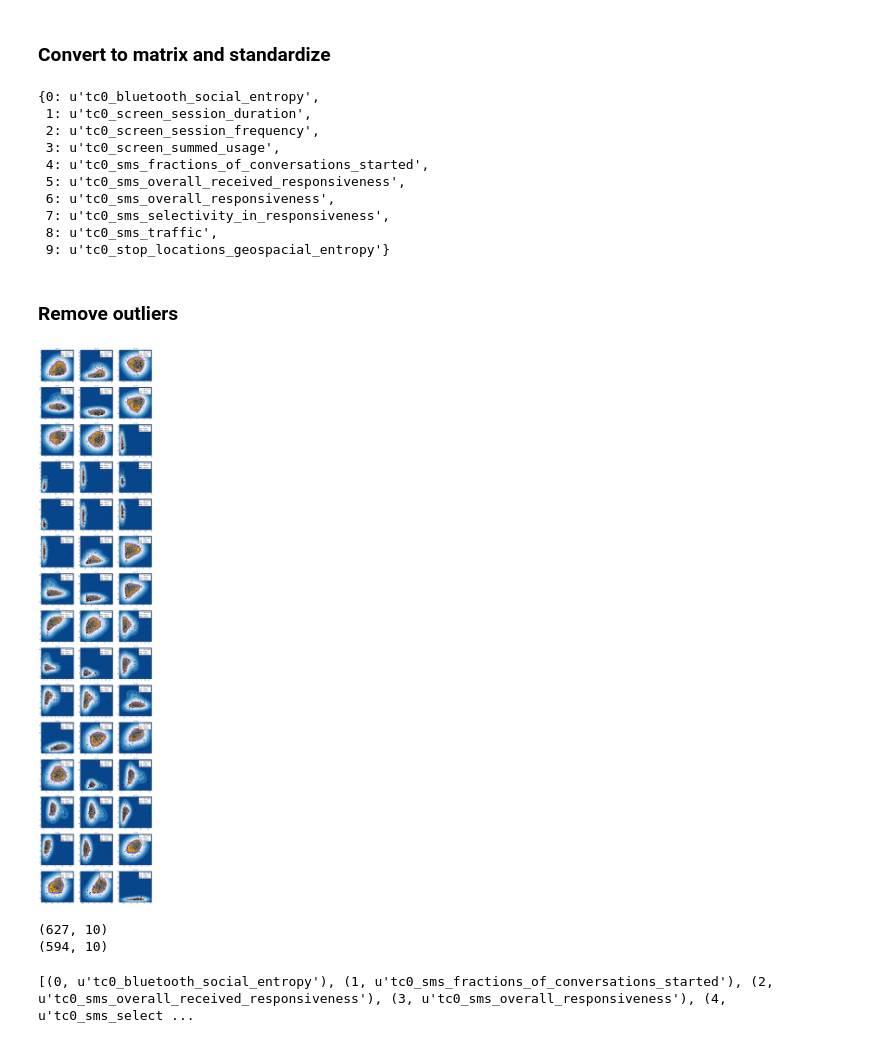
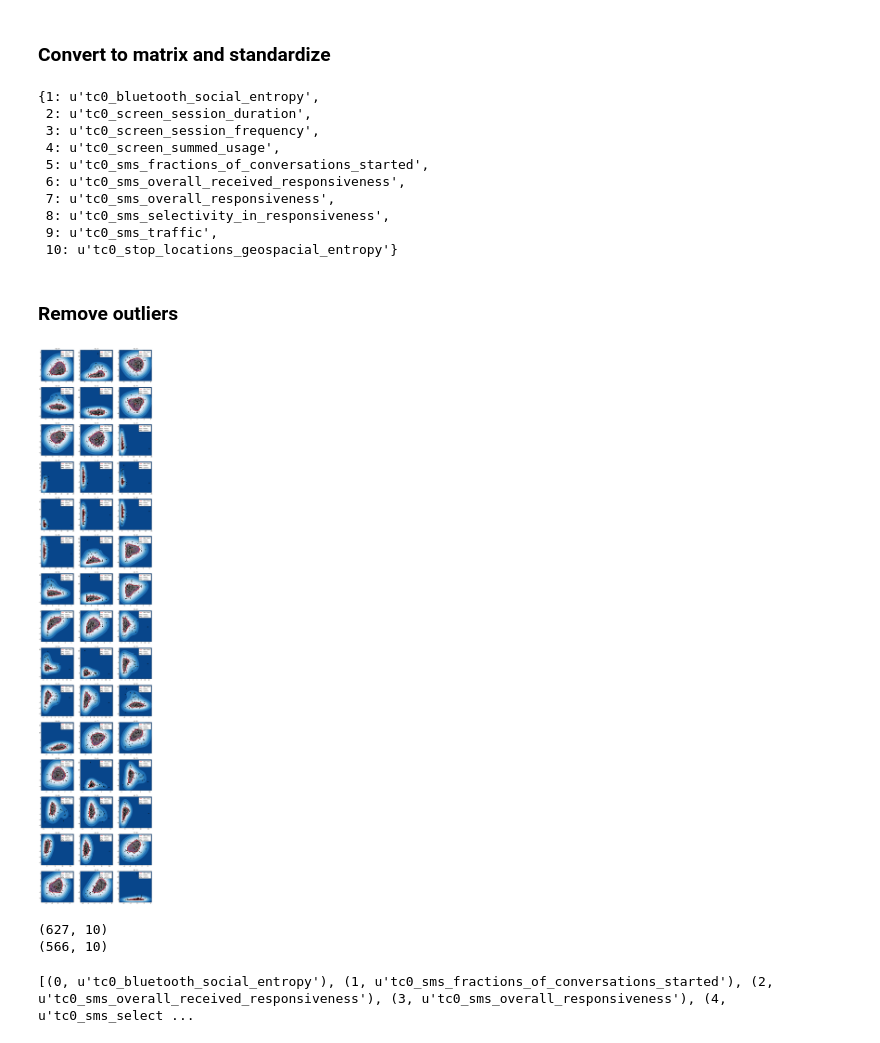
Before and after one commit to ulfaslak/MScProject-build-dataset, a Jupyter notebook: build_dataset/build_dataset.ipynb, the cells around one changed output. Drawn from its saved outputs; the diff is of its cells as text; code cells hidden in the pictures.

```diff
--- a/build_dataset/build_dataset.ipynb
+++ b/build_dataset/build_dataset.ipynb
@@ -145,38 +145,38 @@ X_scaled = scale(np.array(X))
 Y = np.array(Y)
 M = Consensus_archetypes().project_to_archetype_space(Y)
 # %%
-dict(zip(range(len(features_x)),features_x))
+dict(zip(range(1, len(features_x)+1 ),features_x))
 # %% [output]
-{0: u'tc0_bluetooth_social_entropy',
- 1: u'tc0_screen_session_duration',
- 2: u'tc0_screen_session_frequency',
- 3: u'tc0_screen_summed_usage',
- 4: u'tc0_sms_fractions_of_conversations_started',
- 5: u'tc0_sms_overall_received_responsiveness',
- 6: u'tc0_sms_overall_responsiveness',
- 7: u'tc0_sms_selectivity_in_responsiveness',
- 8: u'tc0_sms_traffic',
- 9: u'tc0_stop_locations_geospacial_entropy'}
+{1: u'tc0_bluetooth_social_entropy',
+ 2: u'tc0_screen_session_duration',
+ 3: u'tc0_screen_session_frequency',
+ 4: u'tc0_screen_summed_usage',
+ 5: u'tc0_sms_fractions_of_conversations_started',
+ 6: u'tc0_sms_overall_received_responsiveness',
+ 7: u'tc0_sms_overall_responsiveness',
+ 8: u'tc0_sms_selectivity_in_responsiveness',
+ 9: u'tc0_sms_traffic',
+ 10: u'tc0_stop_locations_geospacial_entropy'}
 # %% [markdown]
 ### Remove outliers
 # %%
-out = Outlier_detector(X_scaled,threshold=-1, visualize=False, nu=0.1, gamma=0.25)
+out = Outlier_detector(X_scaled, hard=True, threshold=0, visualize=True, nu=0.1, gamma=0.25)
 outliers = out.main()
 
 X_clean = np.delete(X_scaled,outliers,axis=0)
 Y_clean = np.delete(Y,outliers,axis=0)
 M_clean = np.delete(M,outliers,axis=0)
 
 print X_scaled.shape
 print X_clean.shape
 
 np.savetxt("data/X.csv", X_clean, delimiter=",")
 np.savetxt("data/Y.csv", Y_clean, delimiter=",")
 np.savetxt("data/M.csv", M, delimiter=",")
 # %% [output]
-[figure, old version]
+[figure, new version]
 (627, 10)
-(594, 10)
+(566, 10)
 # %%
 print zip(range(len(features_x)),features_x)
 %matplotlib inline
```
Also changed, not shown: 2 other files.
